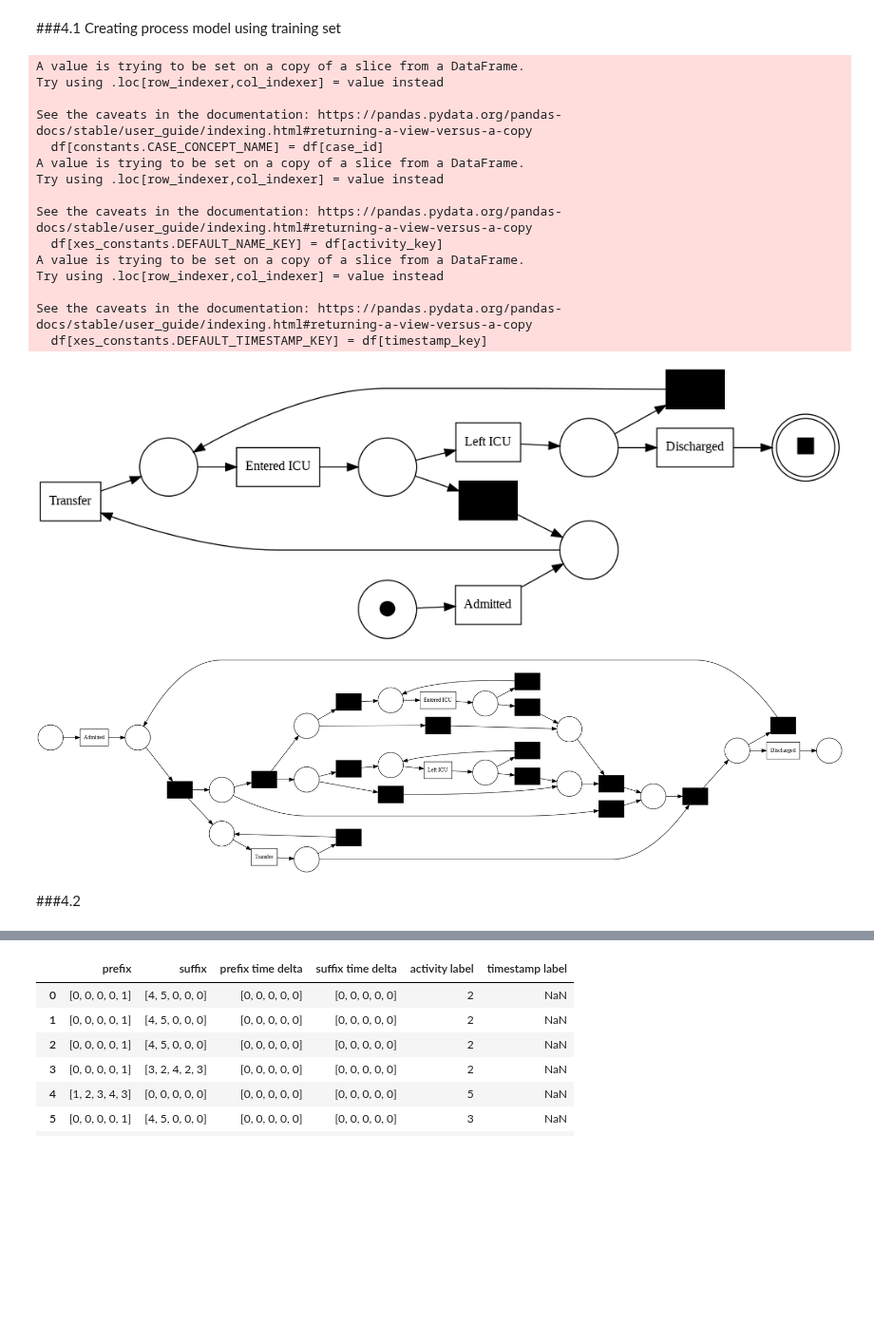
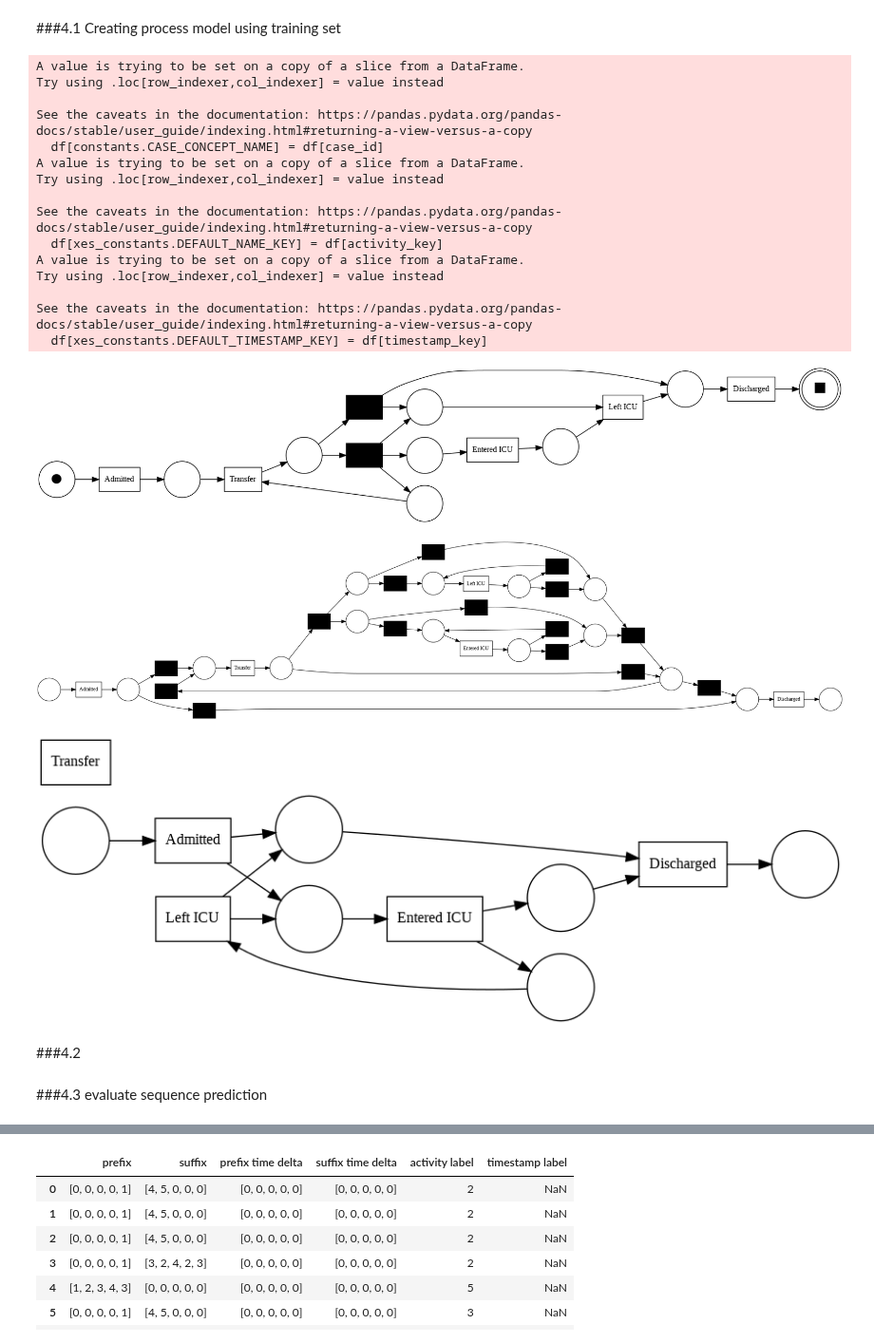
Before and after one commit to adamzbikowski/Process-Mining-Dissertation, a Jupyter notebook: timestamp_pipeline.ipynb, the cells around one changed output, grey strips where cells are left out. Shown at 95% size. Saved outputs shown, nothing was run; the diff lists cells and outputs as text; code cells hidden in the pictures; blank space fills up the shorter version.

Commit message:
created framework for sequence prediction testing

```diff
--- a/timestamp_pipeline.ipynb
+++ b/timestamp_pipeline.ipynb
@@ -23,7 +23,7 @@ PROJECT_NAME = "processmining-367815"
 
 # change to alter the number of random traces being selected
 # set value to None in order to use the full dataset
-NUM_TRACES = 100
+NUM_TRACES = 10000
 
 # IGNORE if event log does not include procedures
 # set to false if
@@ -425,31 +425,36 @@ test_x
 # %%
 # format train event log as pm4py event log
 train_log = pm.format_dataframe(train_el, case_id='trace', activity_key='activity', timestamp_key='timestamp')
 # petri net from heuristics miner
-heuristic_net, heuristic_im, heuristic_fm = pm.discover_petri_net_heuristics(train_log, dependency_threshold=0.985)
+heuristic_net, heuristic_im, heuristic_fm = pm.discover_petri_net_heuristics(train_log, dependency_threshold=0)
 pm.view_petri_net(heuristic_net, heuristic_im, heuristic_fm)
 # %% [output]
 A value is trying to be set on a copy of a slice from a DataFrame.
 Try using .loc[row_indexer,col_indexer] = value instead
 
 See the caveats in the documentation: https://pandas.pydata.org/pandas-docs/stable/user_guide/indexing.html#returning-a-view-versus-a-copy
   df[constants.CASE_CONCEPT_NAME] = df[case_id]
 A value is trying to be set on a copy of a slice from a DataFrame.
 Try using .loc[row_indexer,col_indexer] = value instead
 
 See the caveats in the documentation: https://pandas.pydata.org/pandas-docs/stable/user_guide/indexing.html#returning-a-view-versus-a-copy
   df[xes_constants.DEFAULT_NAME_KEY] = df[activity_key]
 A value is trying to be set on a copy of a slice from a DataFrame.
 Try using .loc[row_indexer,col_indexer] = value instead
 
 See the caveats in the documentation: https://pandas.pydata.org/pandas-docs/stable/user_guide/indexing.html#returning-a-view-versus-a-copy
   df[xes_constants.DEFAULT_TIMESTAMP_KEY] = df[timestamp_key]
-[figure, old version]
+[figure, new version]
 # %%
 inductive_net, inductive_im, inductive_fm = pm.discover_petri_net_inductive(train_log)
 pm.view_petri_net(petri_net=inductive_net)
 # %% [output]
-[figure, old version]
+[figure, new version]
+# %%
+alpha_net, alpha_im, alpha_fm = pm.discover_petri_net_alpha_plus(train_log)
+pm.view_petri_net(petri_net=alpha_net)
+# %% [output]
+[figure, added]
 # %% [markdown]
 ###4.2
 # %%
@@ -498,3 +503,5 @@ def predict_sequences(el):
   return df
 
 test_sequences = predict_sequences(test_x)
+# %% [markdown]
+###4.3 evaluate sequence prediction
```
Also changed, not shown: parts of 12 cells of this notebook.
